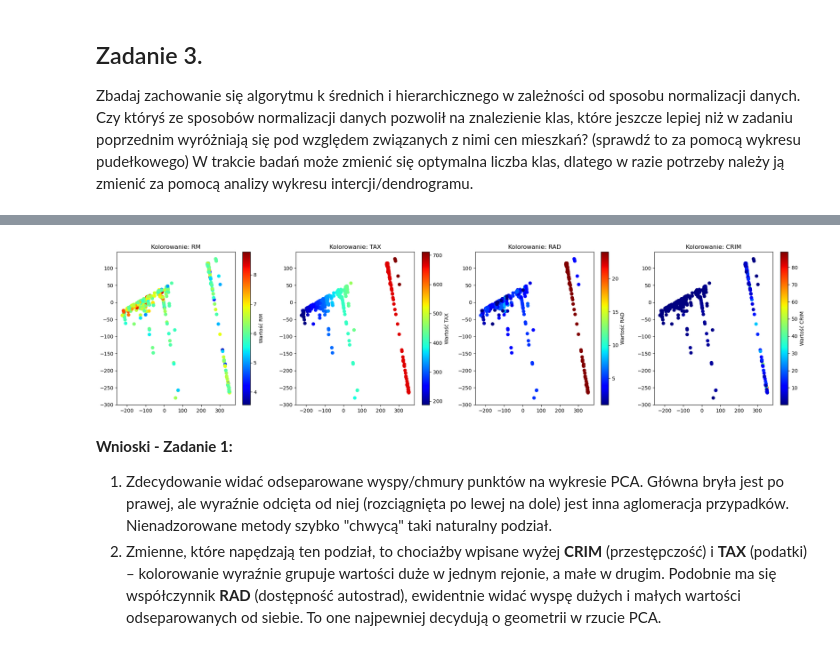
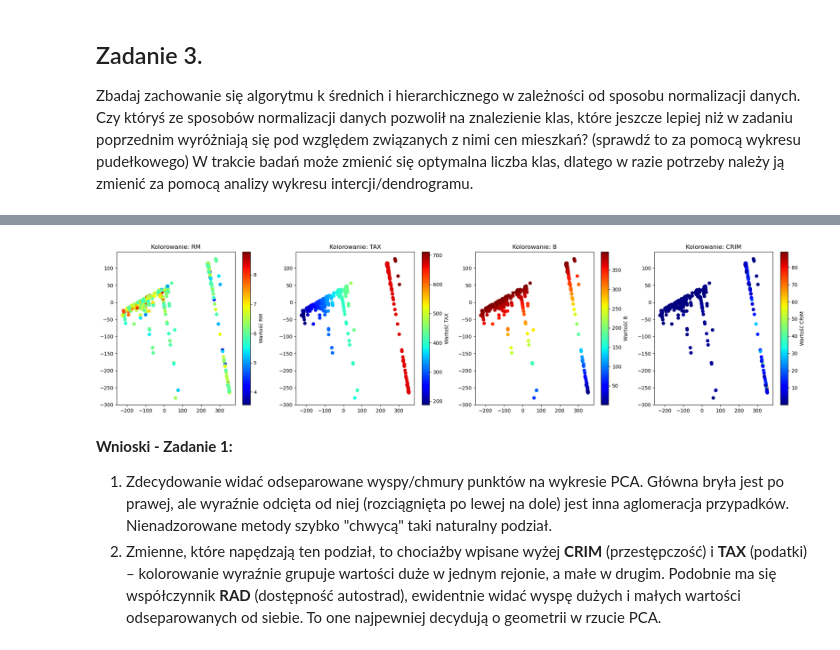
Before and after one commit to igorjoz/UM_LAB3, a Jupyter notebook: jupyternotebook/LAB3_P2.ipynb, the cells around one changed output, grey strips where cells are left out. Saved outputs shown, nothing was run; the diff lists cells and outputs as text; code cells hidden in the pictures.

```diff
--- a/jupyternotebook/LAB3_P2.ipynb
+++ b/jupyternotebook/LAB3_P2.ipynb
@@ -459,21 +459,21 @@ Zbadaj zachowanie się algorytmu k średnich i hierarchicznego w zależności od
 # %%
 # Zadanie 1.
 # Wizualizacja wpływu poszczególnych zmiennych
-features_to_check = ['RM', 'TAX', 'RAD', 'CRIM']
+features_to_check = ['RM', 'TAX', 'B', 'CRIM']
 
 plt.figure(figsize=(20, 5))
 for i, feature in enumerate(features_to_check, start=1):
     plt.subplot(1, 4, i)
     dim_index = np.where(dataset_dict['feature_names'] == feature)
     feature_data = data_norm[:,dim_index].squeeze()
 
     scatter = plt.scatter(reduced_data[:,0], reduced_data[:,1], c=feature_data, cmap='jet')
     plt.colorbar(scatter, label=f'Wartość {feature}')
     plt.title(f'Kolorowanie: {feature}')
 plt.tight_layout()
 plt.show()
 # %% [output]
-[figure, old version]
+[figure, new version]
 # %% [markdown]
 **Wnioski - Zadanie 1:**
 1. Zdecydowanie widać odseparowane wyspy/chmury punktów na wykresie PCA. Główna bryła jest po prawej, ale wyraźnie odcięta od niej (rozciągnięta po lewej na dole) jest inna aglomeracja przypadków. Nienadzorowane metody szybko "chwycą" taki naturalny podział.
```
Also changed, not shown: parts of 4 cells of this notebook, 20 other files.
